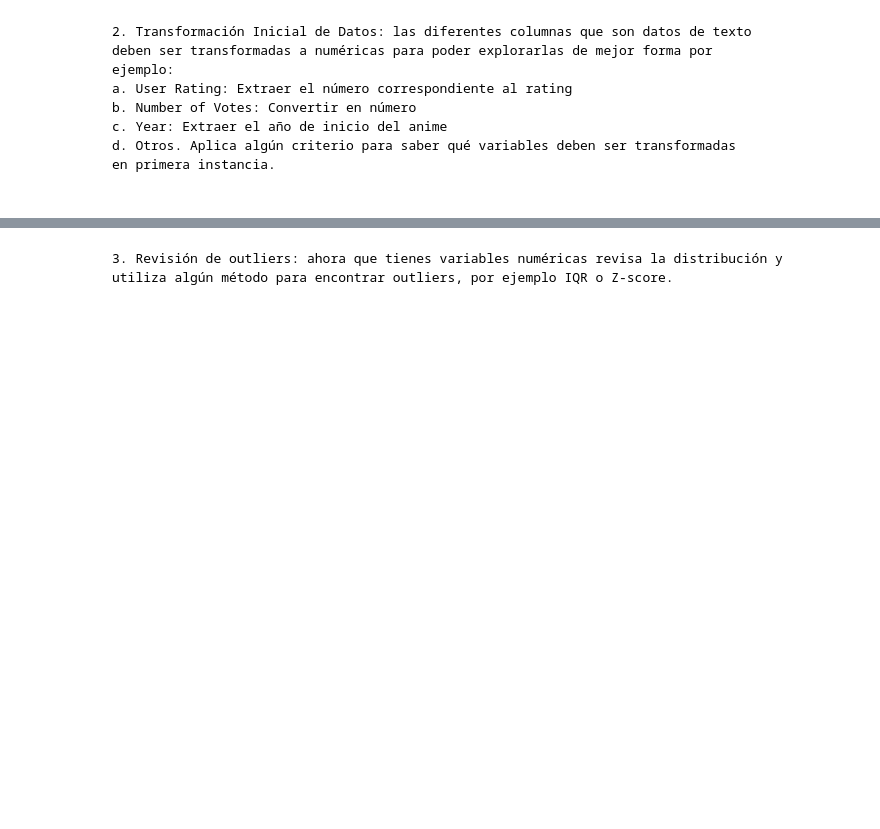
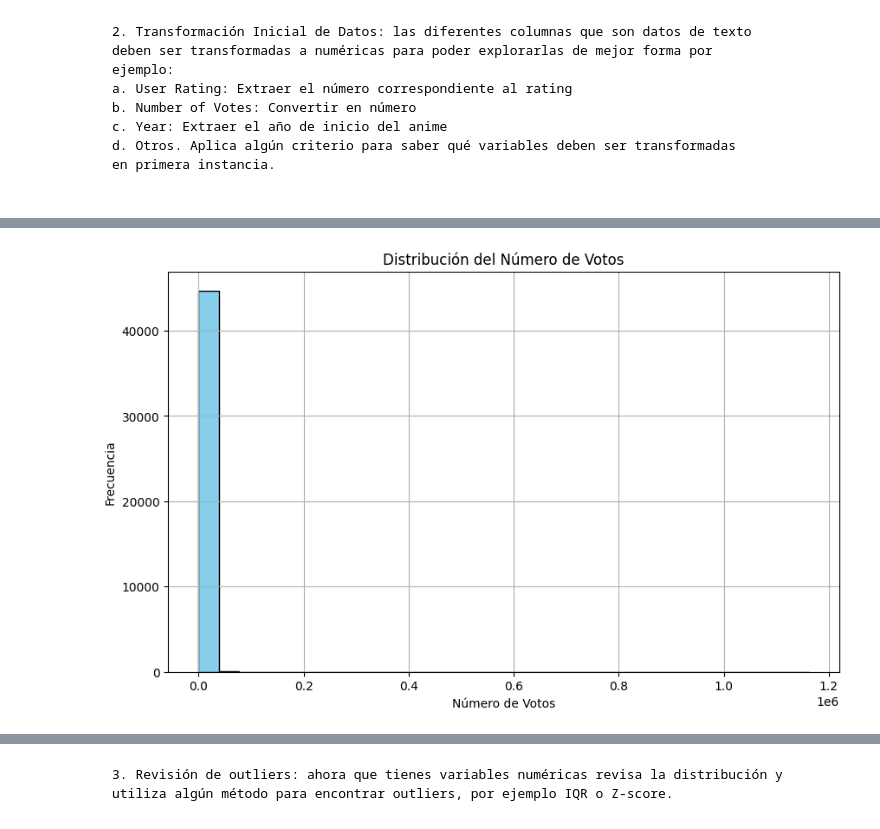
Before and after one commit to hlcxpl/DpyML-7, a Jupyter notebook: DpyML-7.ipynb, the cells around one changed output, grey strips where cells are left out. Saved outputs shown, nothing was run; the diff lists cells and outputs as text; code cells hidden in the pictures; blank space fills up the shorter version.

```diff
--- a/DpyML-7.ipynb
+++ b/DpyML-7.ipynb
@@ -78,0 +119,2 @@ data
+# %%
+data = data.drop(columns=["Certificate", "Summary", "Metascore", "Stars"])
@@ -117,10 +158,0 @@ data
-# %%
-# Limpiar la columna 'Runtime' eliminando las comas y el texto "min"
-data['Runtime'] = data['Runtime'].str.replace(',', '').str.replace(' min', '')
-
-# Convertir la columna 'Runtime' a números de punto flotante
-data['Runtime'] = data['Runtime'].astype(float)
-
-# Limpiar la columna 'Year' eliminando cualquier texto adicional y convirtiendo a números
-data['Year'] = data['Year'].str.extract('(\d+)').astype(float)
-print(data[['Runtime', 'Year']].head(20))
@@ -145,16 +158,0 @@ print(data[['Runtime', 'Year']].head(20))
-# %%
-# Verificar el tipo de datos en la columna 'User Rating'
-print(data['User Rating'].dtype)
-
-# Convertir los valores a tipo string si no lo están
-data['User Rating'] = data['User Rating'].astype(str)
-
-# Aplicar str.extract para extraer el número
-data['User Rating'] = data['User Rating'].str.extract('(\d+\.\d+)')
-
-# Convertir los valores extraídos a tipo float
-data['User Rating'] = data['User Rating'].astype(float)
-
-# Verificar los cambios
-print(data['User Rating'].dtype)
-data['User Rating']
@@ -176,3 +158,0 @@ Name: User Rating, Length: 15654, dtype: float64
-# %%
-data['Number of Votes'] = pd.to_numeric(data['Number of Votes'], errors='coerce')
-data['Number of Votes']
@@ -206,0 +262,12 @@ Name: Year, Length: 15654, dtype: float64
+# %%
+import matplotlib.pyplot as plt
+
+plt.figure(figsize=(10, 6))
+plt.hist(data["Number of Votes"], bins=30, color="skyblue", edgecolor="black")
+plt.title("Distribución del Número de Votos")
+plt.xlabel("Número de Votos")
+plt.ylabel("Frecuencia")
+plt.grid(True)
+plt.show()
+# %% [output]
+[figure, added]
```
Also changed, not shown: parts of 44 cells of this notebook, 4 other files.
